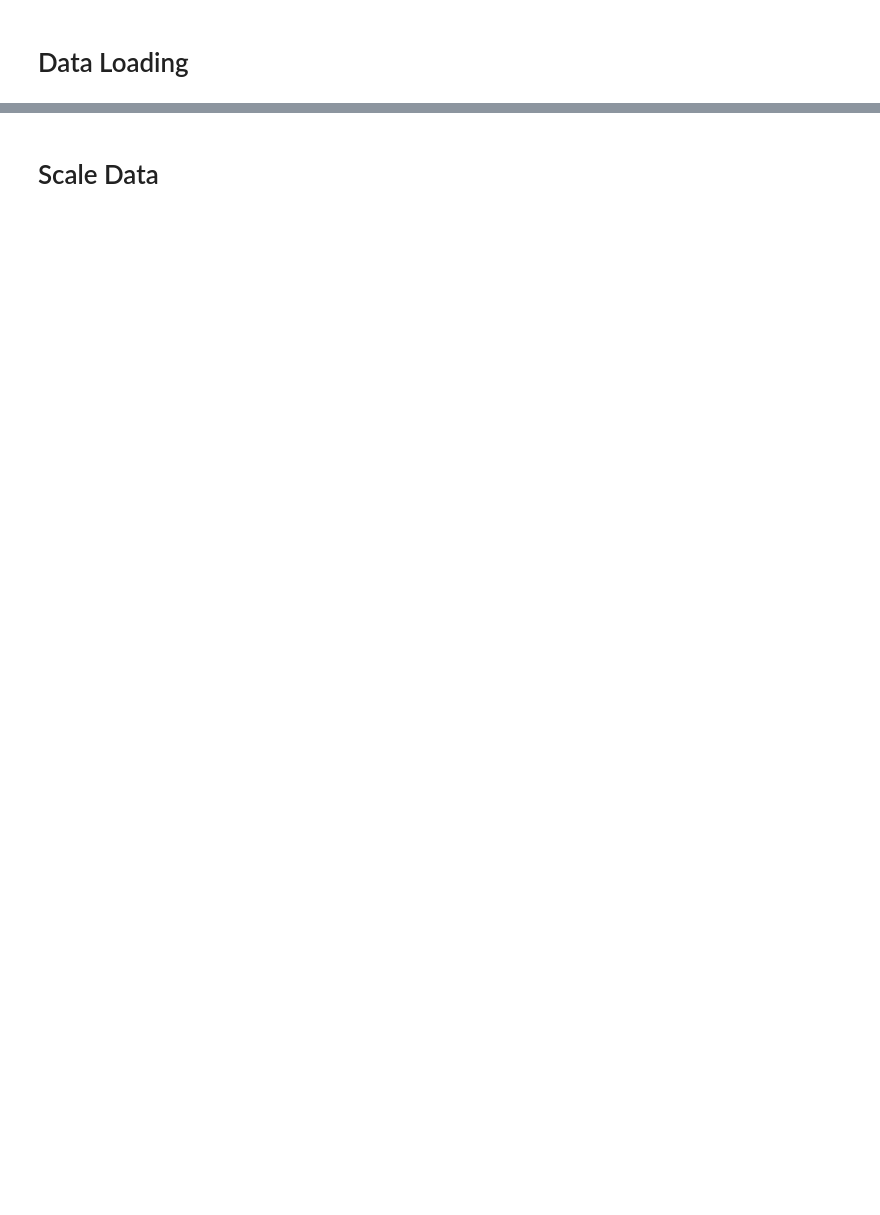
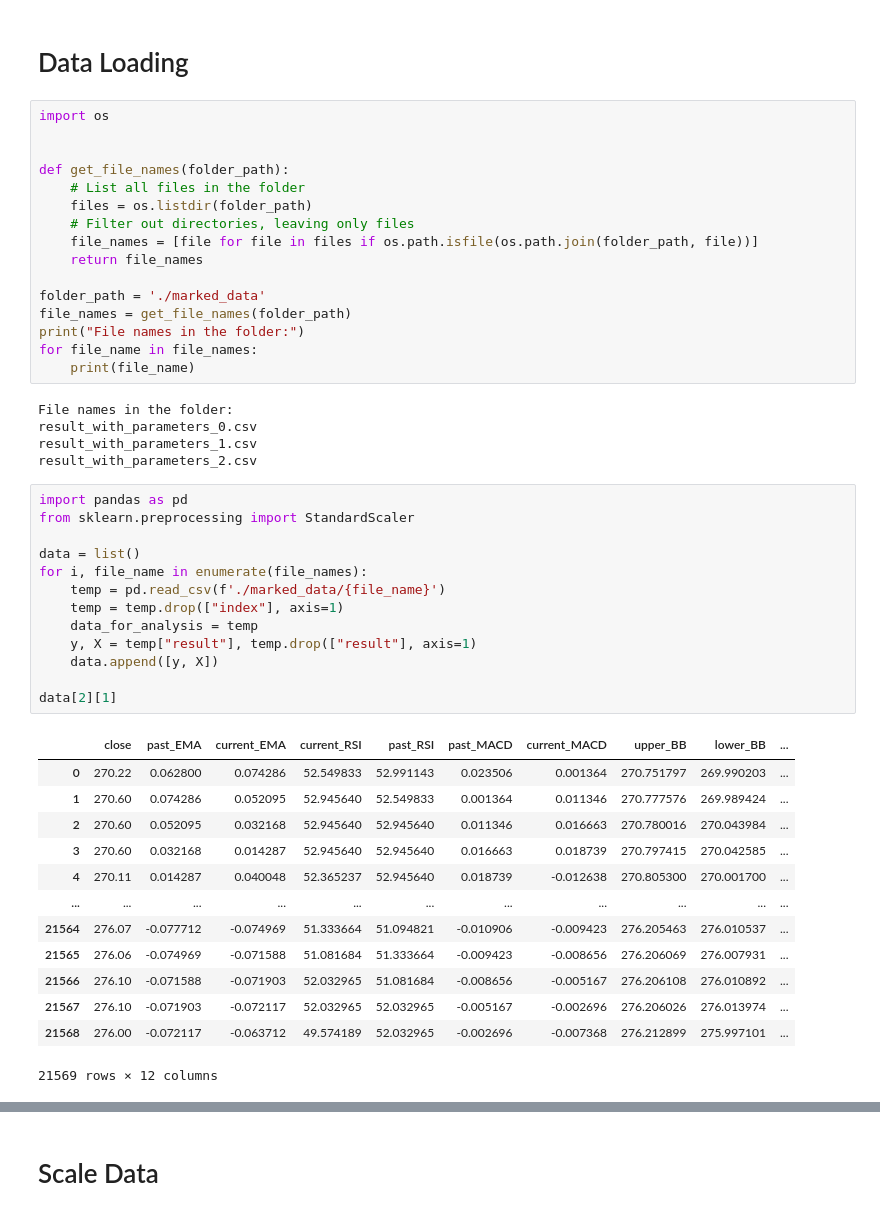
Before and after one commit to dansil2301/MarketBot, a Jupyter notebook: DataAnalyze/AI_traning.ipynb, the cells around one changed output, grey strips where cells are left out. Drawn from its saved outputs; the diff is of its cells as text; blank space fills up the shorter version.

```diff
--- a/DataAnalyze/AI_traning.ipynb
+++ b/DataAnalyze/AI_traning.ipynb
@@ -1,5 +1,53 @@
 # %% [markdown]
 # Data Loading
+# %%
+import os
+
+
+def get_file_names(folder_path):
+    # List all files in the folder
+    files = os.listdir(folder_path)
+    # Filter out directories, leaving only files
+    file_names = [file for file in files if os.path.isfile(os.path.join(folder_path, file))]
+    return file_names
+
+folder_path = './marked_data'
+file_names = get_file_names(folder_path)
+print("File names in the folder:")
+for file_name in file_names:
+    print(file_name)
+# %% [output]
+File names in the folder:
+result_with_parameters_0.csv
+result_with_parameters_1.csv
+result_with_parameters_2.csv
+# %%
+import pandas as pd
+from sklearn.preprocessing import StandardScaler
+
+data = list()
+for i, file_name in enumerate(file_names):
+    temp = pd.read_csv(f'./marked_data/{file_name}')
+    temp = temp.drop(["index"], axis=1)
+    data_for_analysis = temp
+    y, X = temp["result"], temp.drop(["result"], axis=1)
+    data.append([y, X])
+
+data[2][1]
+# %% [output]
+|  | close | past_EMA | current_EMA | current_RSI | past_RSI | past_MACD | current_MACD | upper_BB | lower_BB | ... |
+| 0 | 270.22 | 0.062800 | 0.074286 | 52.549833 | 52.991143 | 0.023506 | 0.001364 | 270.751797 | 269.990203 | ... |
+| 1 | 270.60 | 0.074286 | 0.052095 | 52.945640 | 52.549833 | 0.001364 | 0.011346 | 270.777576 | 269.989424 | ... |
+| 2 | 270.60 | 0.052095 | 0.032168 | 52.945640 | 52.945640 | 0.011346 | 0.016663 | 270.780016 | 270.043984 | ... |
+| 3 | 270.60 | 0.032168 | 0.014287 | 52.945640 | 52.945640 | 0.016663 | 0.018739 | 270.797415 | 270.042585 | ... |
+| 4 | 270.11 | 0.014287 | 0.040048 | 52.365237 | 52.945640 | 0.018739 | -0.012638 | 270.805300 | 270.001700 | ... |
+| ... | ... | ... | ... | ... | ... | ... | ... | ... | ... | ... |
+| 21564 | 276.07 | -0.077712 | -0.074969 | 51.333664 | 51.094821 | -0.010906 | -0.009423 | 276.205463 | 276.010537 | ... |
+| 21565 | 276.06 | -0.074969 | -0.071588 | 51.081684 | 51.333664 | -0.009423 | -0.008656 | 276.206069 | 276.007931 | ... |
+| 21566 | 276.10 | -0.071588 | -0.071903 | 52.032965 | 51.081684 | -0.008656 | -0.005167 | 276.206108 | 276.010892 | ... |
+| 21567 | 276.10 | -0.071903 | -0.072117 | 52.032965 | 52.032965 | -0.005167 | -0.002696 | 276.206026 | 276.013974 | ... |
+| 21568 | 276.00 | -0.072117 | -0.063712 | 49.574189 | 52.032965 | -0.002696 | -0.007368 | 276.212899 | 275.997101 | ... |
+21569 rows × 12 columns
 # %%
 import pandas as pd
 from sklearn.model_selection import train_test_split
```
Also changed, not shown: parts of 8 cells of this notebook, 1 other file.
